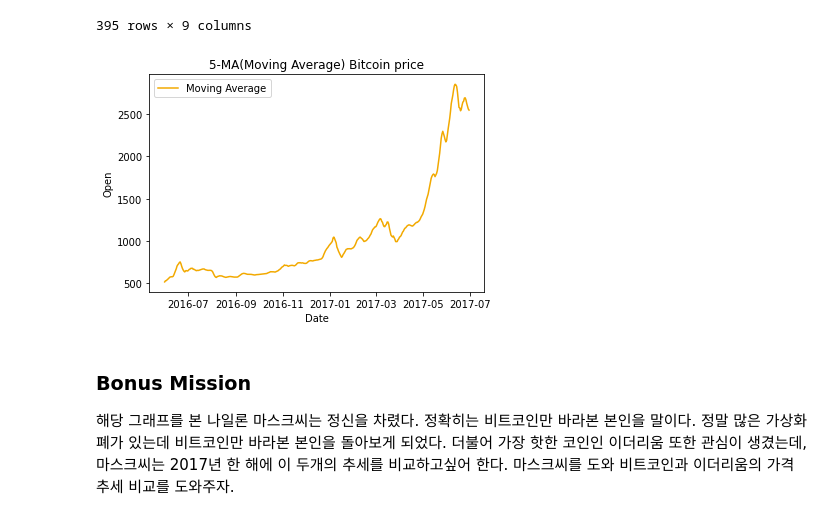
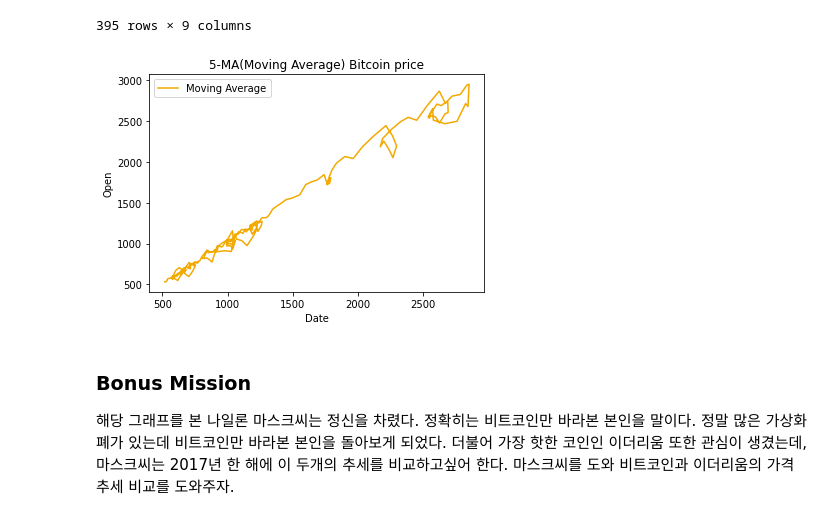
Before and after one commit to sunho1999/KMU_AI_BootCamp, a Jupyter notebook: 1주차/Day05/1주차 주말과제.ipynb, the cells around one changed output. Saved outputs shown, nothing was run; the diff lists cells and outputs as text; code cells hidden in the pictures.

```diff
--- a/1주차/Day05/1주차 주말과제.ipynb
+++ b/1주차/Day05/1주차 주말과제.ipynb
@@ -132,17 +132,17 @@ filtered_df
 | 84 | 84 | 2017-06-30 | 2539.24 | 2559.25 | 2478.43 | 2480.84 | 8.602730e+08 | 41689100000 | 2545 |
 395 rows × 9 columns
 # %%
-x = filtered_df["Date"]
-y = filtered_df["5-ma"]
+x = filtered_df["5-ma"]
+y = filtered_df["Open"]
 plt.xlabel("Date")
 plt.ylabel("Open")
 plt.yticks()
 plt.title("5-MA(Moving Average) Bitcoin price")
 plt.plot(x,y,label = "Moving Average",color = "#f2a900")
 plt.legend(loc ="best")
 plt.show()
 # %% [output]
-[figure, old version]
+[figure, new version]
 # %% [markdown]
 ### Bonus Mission
 해당 그래프를 본 나일론 마스크씨는 정신을 차렸다. 정확히는 비트코인만 바라본 본인을 말이다. 정말 많은 가상화폐가 있는데 비트코인만 바라본 본인을 돌아보게 되었다. 더불어 가장 핫한 코인인 이더리움 또한 관심이 생겼는데, 마스크씨는 2017년 한 해에 이 두개의 추세를 비교하고싶어 한다. 마스크씨를 도와 비트코인과 이더리움의 가격 추세 비교를 도와주자.
```
